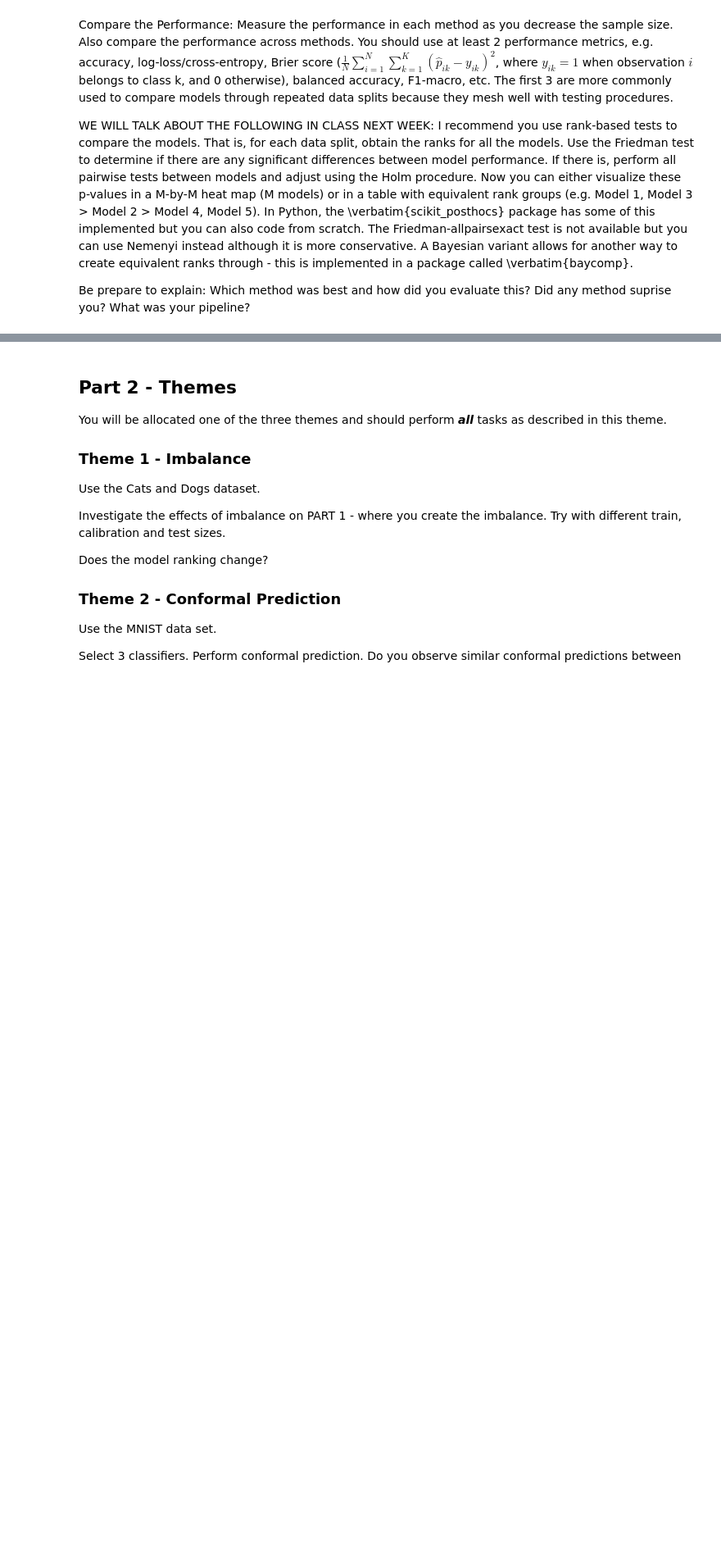
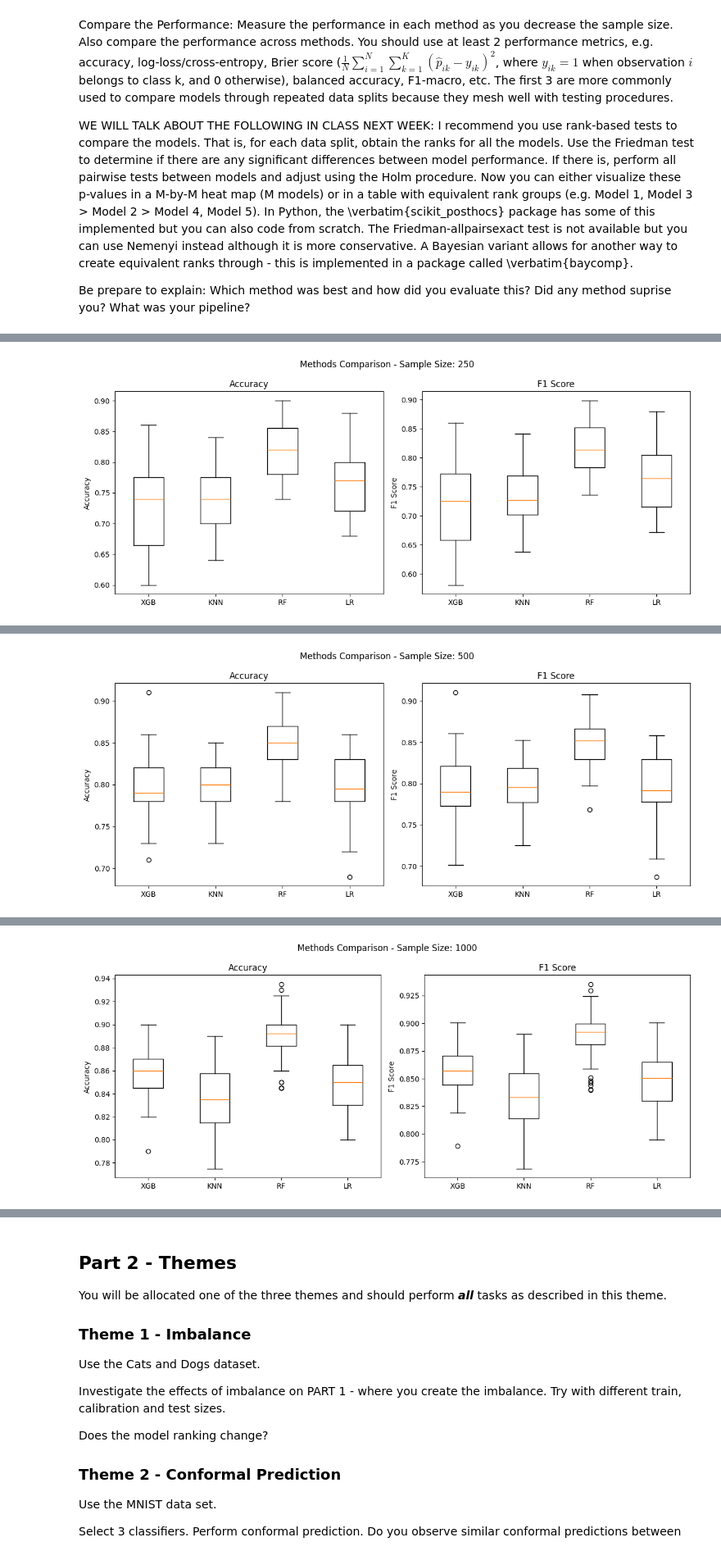
Before and after one commit to LucasKuszli/big_data, a Jupyter notebook: src_project3/project3Py.ipynb, the cells around one changed output, grey strips where cells are left out. Shown at 82% size. Saved outputs shown, nothing was run; the diff lists cells and outputs as text; code cells hidden in the pictures; blank space fills up the shorter version.

```diff
--- a/src_project3/project3Py.ipynb
+++ b/src_project3/project3Py.ipynb
@@ -160,22 +167,73 @@ def evaluate_pipeline_with_outer_inner_cv(pipeline,params, X, y, sample_size, ou
 # %%
+from sklearn.neighbors import KNeighborsClassifier
 from xgboost import XGBClassifier
 from sklearn.pipeline import Pipeline
 from sklearn.decomposition import PCA
+from sklearn.linear_model import LogisticRegression
+from sklearn.neighbors import KNeighborsClassifier
+from sklearn.ensemble import RandomForestClassifier
+from sklearn.preprocessing import StandardScaler
+from sklearn.pipeline import Pipeline
+from sklearn.decomposition import PCA
+from xgboost import XGBClassifier
 
-pipeline = Pipeline([
-    ('pca', PCA()),
+
+
+
+methods = {
+    'XGB':
+    (Pipeline([
     ('xgb', XGBClassifier(eval_metric='logloss'))
-])
-
-params = {
+]), {
     'xgb__n_estimators': [100, 200],
     'xgb__max_depth': [3, 5],
     'xgb__learning_rate': [0.01, 0.1],
-    'pca__n_components': [0.1, 0.25, 0.5],
+}),
+    'KNN':
+    (Pipeline([
+        ('scaler', StandardScaler()),
+        ('pca', PCA(random_state=0)),
+        ('clf', KNeighborsClassifier(n_jobs=-1)),
+    ]), {'clf__n_neighbors': [3, 5, 11, 21],
+         'pca__n_components': [0.1, 0.25, 0.5]}),
+    'RF':
+    (Pipeline([
+        ('clf', RandomForestClassifier(n_estimators=200, n_jobs=-1, random_state=0)),
+    ]), {'clf__max_depth': [None, 10, 20],
+         'clf__min_samples_leaf': [1, 5],
+         }),
+    'LR':
+    (Pipeline([
+        ('scaler', StandardScaler()),
+        ('pca', PCA(random_state=0)),
+        ('clf', LogisticRegression(max_iter=2000, solver='lbfgs')),
+    ]), {'clf__C': [0.01, 0.1, 1.0, 10.0],
+         'pca__n_components': [0.1, 0.25, 0.5]})
 }
 
-for sample_size in [100, 500, 1000]:
-    for seed in [42, 99]:
-        accs, f1s = evaluate_pipeline_with_outer_inner_cv(pipeline, params, images, labels, sample_size, outer_folds=5, inner_folds=3, seed=seed)
-        print(f"Sample size: {sample_size}, Seed: {seed}, Accuracy: {np.mean(accs):.4f} ± {np.std(accs):.4f}, F1-score: {np.mean(f1s):.4f} ± {np.std(f1s):.4f}")
+
+sample_sizes = [250, 500, 1000]
+sample_accs = {}
+sample_f1s = {}
+
+for i, sample_size in enumerate(sample_sizes):
+    print()
+    print(f"Evaluating with sample size: {sample_size}")
+    accs, f1s = evaluate_methods_with_outer_inner_cv(methods, images, labels, sample_size, outer_folds=5, inner_folds=3, number_of_times=10, seed=42)
+    sample_accs[sample_size] = accs
+    sample_f1s[sample_size] = f1s
+    # plot boxplots
+    fig, axes = plt.subplots(1, 2, figsize=(12, 5))
+    fig.suptitle(f"Methods Comparison - Sample Size: {sample_size}")
+    ax = axes[0]
+    ax.boxplot([accs[:, m] for m in range(len(methods))], tick_labels=methods.keys())
+    ax.set_title("Accuracy")
+    ax.set_ylabel("Accuracy")
+
+    ax = axes[1]
+    ax.boxplot([f1s[:, m] for m in range(len(methods))], tick_labels=methods.keys())
+    ax.set_title("F1 Score")
+    ax.set_ylabel("F1 Score")
+    plt.tight_layout()
+    plt.show()
 # %% [output]
@@ -182,0 +257 @@ KeyboardInterrupt:
+[figure, added]
@@ -182,0 +275 @@ KeyboardInterrupt:
+[figure, added]
@@ -182,0 +293 @@ KeyboardInterrupt:
+[figure, added]
```
Also changed, not shown: parts of 11 cells of this notebook, 1 other file.
